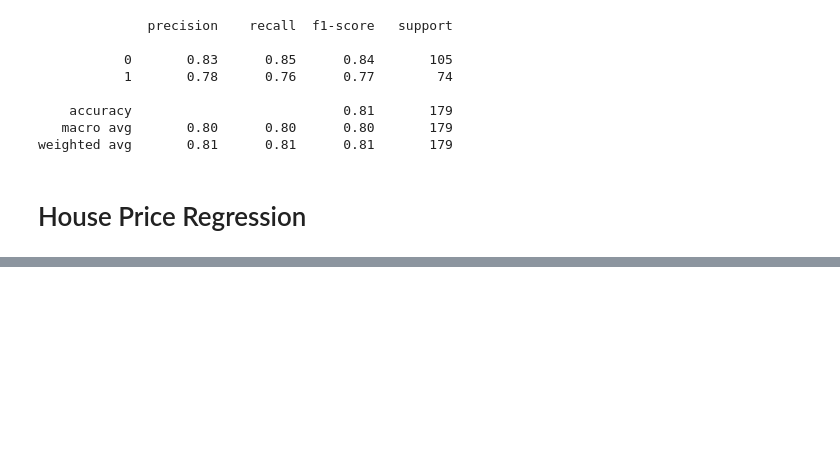
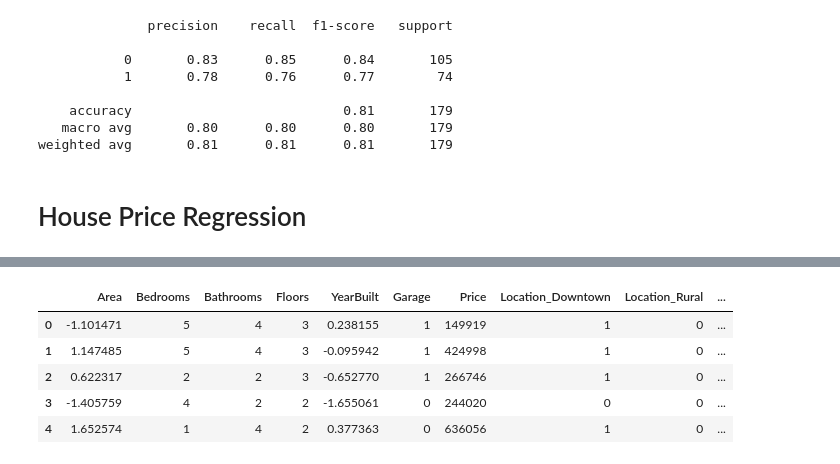
Before and after one commit to Olanle/Revision-Projects-Titanic-HousePrice-ImageClass, a Jupyter notebook: Revision Projects - Titanic, HousePrice, ImageClass.ipynb, the cells around one changed output, grey strips where cells are left out. Saved outputs shown, nothing was run; the diff lists cells and outputs as text; code cells hidden in the pictures; blank space fills up the shorter version.

```diff
--- a/Revision Projects - Titanic, HousePrice, ImageClass.ipynb
+++ b/Revision Projects - Titanic, HousePrice, ImageClass.ipynb
@@ -176,0 +182,16 @@ memory usage: 156.4+ KB
+# %%
+# Preprocessing
+from sklearn.preprocessing import StandardScaler
+scaler = StandardScaler()
+data.drop(columns=['Id'], inplace=True)
+data[['Area', 'YearBuilt']] = scaler.fit_transform(data[['Area', 'YearBuilt']])
+data['Garage'] = data['Garage'].map({'Yes': 0, 'No': 1})
+data = pd.get_dummies(data, columns=['Location', 'Condition'], dtype=int)
+data.head()
+# %% [output]
+|  | Area | Bedrooms | Bathrooms | Floors | YearBuilt | Garage | Price | Location_Downtown | Location_Rural | ... |
+| 0 | -1.101471 | 5 | 4 | 3 | 0.238155 | 1 | 149919 | 1 | 0 | ... |
+| 1 | 1.147485 | 5 | 4 | 3 | -0.095942 | 1 | 424998 | 1 | 0 | ... |
+| 2 | 0.622317 | 2 | 2 | 3 | -0.652770 | 1 | 266746 | 1 | 0 | ... |
+| 3 | -1.405759 | 4 | 2 | 2 | -1.655061 | 0 | 244020 | 0 | 0 | ... |
+| 4 | 1.652574 | 1 | 4 | 2 | 0.377363 | 0 | 636056 | 1 | 0 | ... |
```
Also changed, not shown: parts of 3 cells of this notebook.
